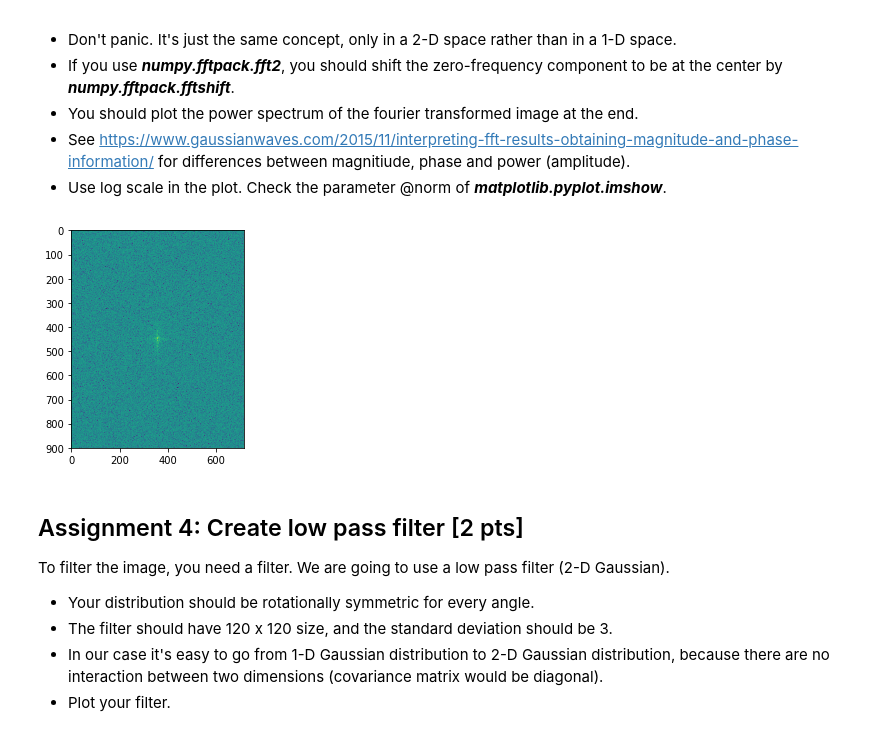
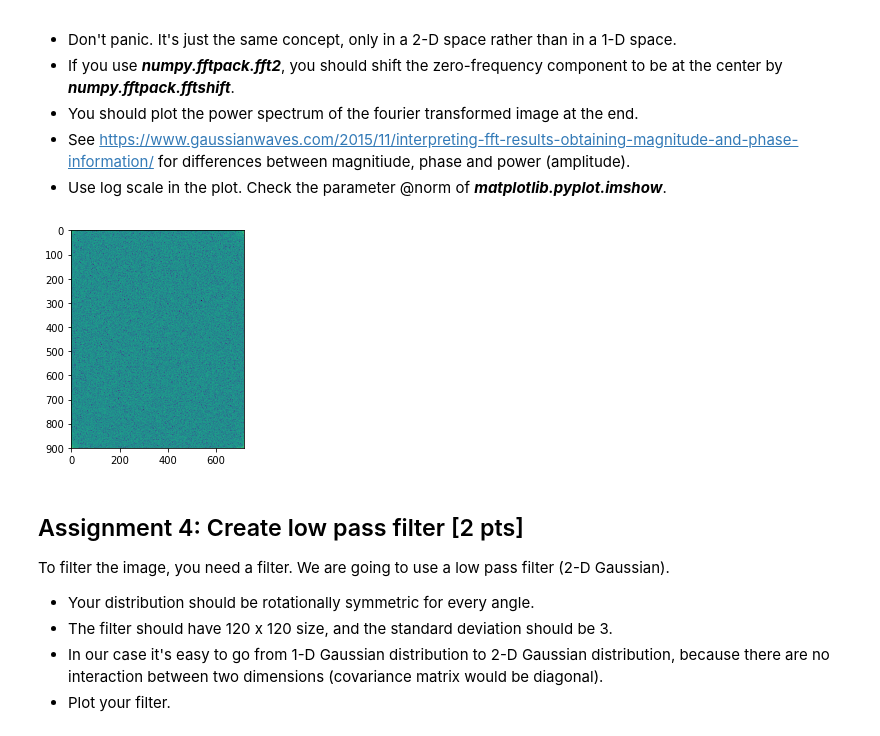
Before and after one commit to NBP-ACC/week-9-acc_6, a Jupyter notebook: sheet07.ipynb, the cells around one changed output. Cells and saved outputs as stored; diff of their text form; code cells hidden in the pictures.

```diff
--- a/sheet07.ipynb
+++ b/sheet07.ipynb
@@ -132,12 +113,12 @@ Do a fourier transform on the image.
 - See https://www.gaussianwaves.com/2015/11/interpreting-fft-results-obtaining-magnitude-and-phase-information/ for differences between magnitiude, phase and power (amplitude).
 - Use log scale in the plot. Check the parameter @norm of ***matplotlib.pyplot.imshow***.
 # %%
-fft = fftpack.fftshift(fftpack.fft2(txt))
+fft = fftpack.fft2(txt)
 
 plt.imshow(np.log(np.abs(fft)))
 plt.show()
 # %% [output]
-[figure, old version]
+[figure, new version]
 # %% [markdown]
 ## Assignment 4: Create low pass filter [2 pts]
 To filter the image, you need a filter. We are going to use a low pass filter (2-D Gaussian).
```
Also changed, not shown: parts of 7 cells of this notebook.
